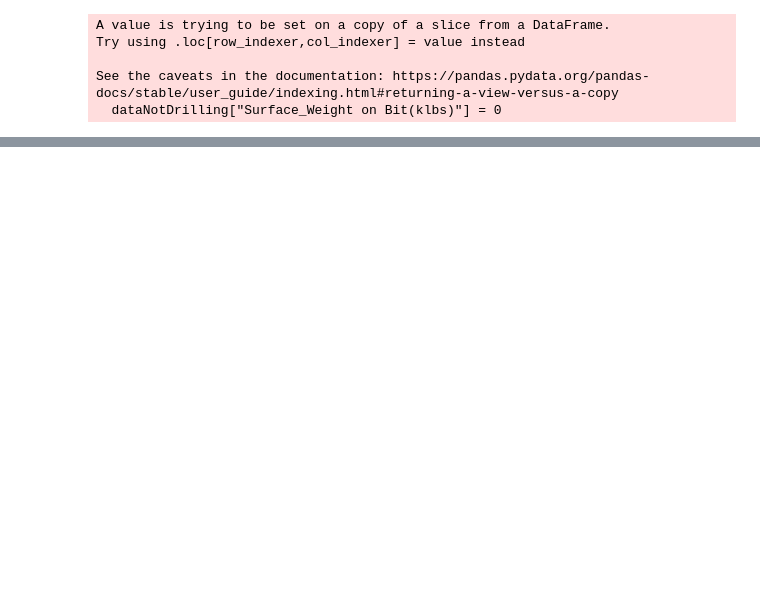
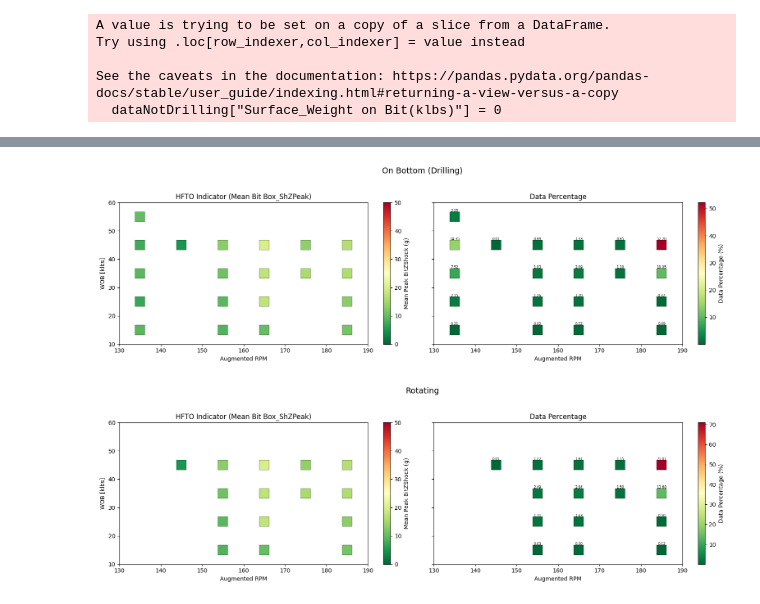
Before and after one commit to Is-Xu1/hfto_graphs, a Jupyter notebook: visualization_script-1.ipynb, the cells around one changed output, grey strips where cells are left out. Cells and saved outputs as stored; diff of their text form; code cells hidden in the pictures; blank space fills up the shorter version.

```diff
--- a/visualization_script-1.ipynb
+++ b/visualization_script-1.ipynb
@@ -441,44 +442,47 @@ def plot_state(df, state_name):
         edgecolor="k", linewidth=0.3
     )
 
-    axes[0].set_title("HFTO Indicator (Mean Bit Box_ShZRMS)")
+    axes[0].set_title("HFTO Indicator (Mean Bit Box_ShZPeak)")
     axes[1].set_title("Data Percentage")
 
     axes[0].set_xlabel("Augmented RPM")
     axes[0].set_ylabel("WOB [klbs]")
     axes[1].set_xlabel("Augmented RPM")
 
-    plt.colorbar(sc1, ax=axes[0], label="Mean RMS BitZShock (g)")
+    plt.colorbar(sc1, ax=axes[0], label="Mean Peak BitZShock (g)")
     plt.colorbar(sc2, ax=axes[1], label="Data Percentage (%)")
 
     # ---- LOCK TICKS TO BIN EDGES ----
     for ax in axes:
         ax.set_xlim(rpm_edges[0], rpm_edges[-1])
         ax.set_ylim(wob_edges[0], wob_edges[-1])
         ax.set_xticks(rpm_edges)
         ax.set_yticks(wob_edges)
 
     # Percentage labels
     for x, y, val in zip(RPM.flatten(), WOB.flatten(), pct.flatten()):
         if np.isfinite(val):
             axes[1].text(
                 x,
                 y + 0.15 * nwob,
                 f"{val:.2f}",
                 ha="center",
                 va="bottom",
                 fontsize=6
             )
 
     plt.tight_layout(rect=[0, 0, 1, 0.95])
     plt.show()
 
 
 # -----------------------------
 # Run for each operating state
 # -----------------------------
 for name, df in states.items():
     plot_state(df, name)
+# %% [output]
+[figure, added]
+[figure, added]
 # %%
 # ------------------------------------------------------------
 # Operating states
```
Also changed, not shown: parts of 10 cells of this notebook, 4 other files.
